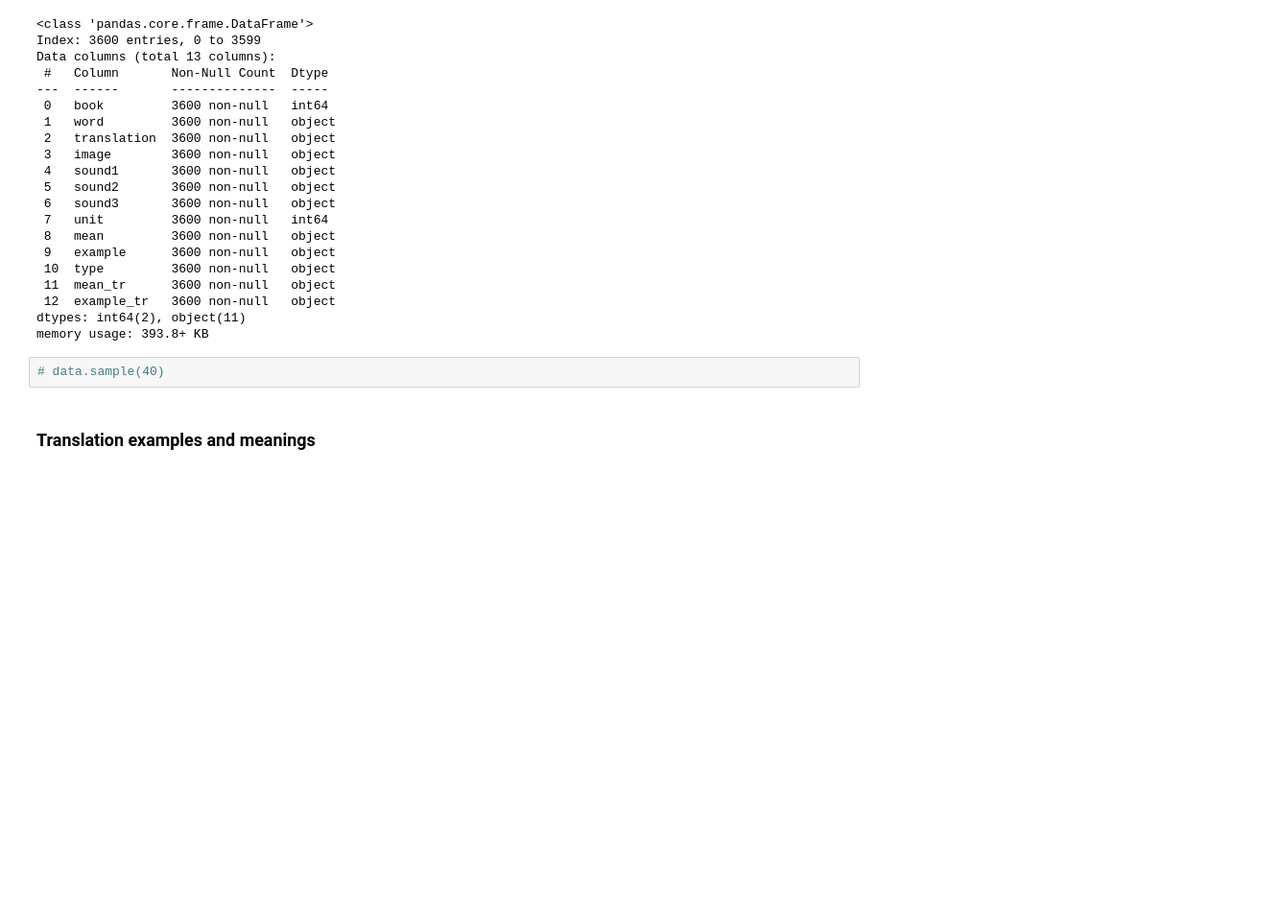
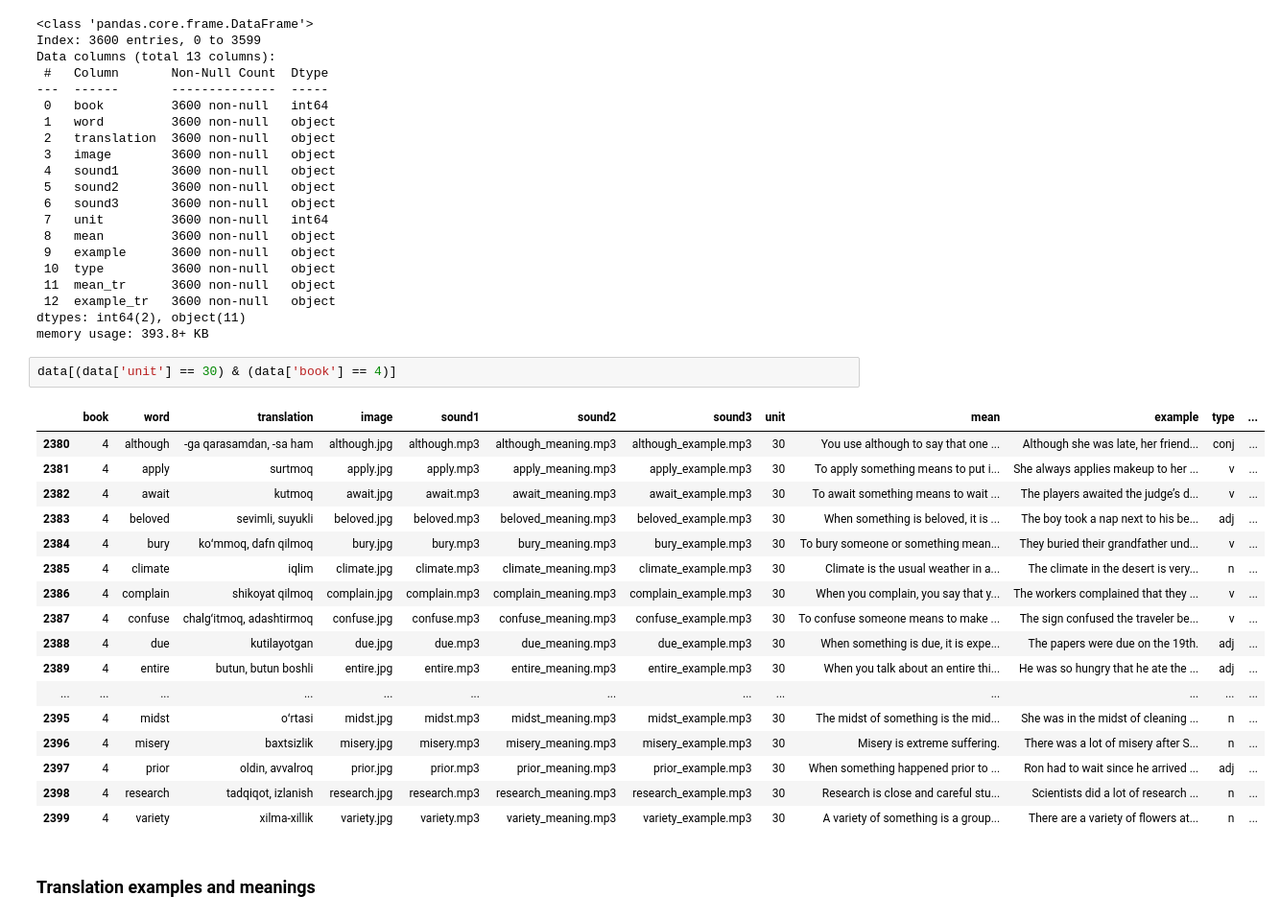
Before and after one commit to Shermukhammat/essential-words-bot, a Jupyter notebook: extractor.ipynb, the cells around one changed output. Shown at 96% size. Drawn from its saved outputs; the diff is of its cells as text; blank space fills up the shorter version.

```diff
--- a/extractor.ipynb
+++ b/extractor.ipynb
@@ -867,7 +867,25 @@ Data columns (total 13 columns):
 dtypes: int64(2), object(11)
 memory usage: 393.8+ KB
 # %%
-# data.sample(40)
+data[(data['unit'] == 30) & (data['book'] == 4)]
+# %% [output]
+|  | book | word | translation | image | sound1 | sound2 | sound3 | unit | mean | example | type | ... |
+| 2380 | 4 | although | -ga qarasamdan, -sa ham | although.jpg | although.mp3 | although_meaning.mp3 | although_example.mp3 | 30 | You use although to say that one ... | Although she was late, her friend... | conj | ... |
+| 2381 | 4 | apply | surtmoq | apply.jpg | apply.mp3 | apply_meaning.mp3 | apply_example.mp3 | 30 | To apply something means to put i... | She always applies makeup to her ... | v | ... |
+| 2382 | 4 | await | kutmoq | await.jpg | await.mp3 | await_meaning.mp3 | await_example.mp3 | 30 | To await something means to wait ... | The players awaited the judge’s d... | v | ... |
+| 2383 | 4 | beloved | sevimli, suyukli | beloved.jpg | beloved.mp3 | beloved_meaning.mp3 | beloved_example.mp3 | 30 | When something is beloved, it is ... | The boy took a nap next to his be... | adj | ... |
+| 2384 | 4 | bury | koʻmmoq, dafn qilmoq | bury.jpg | bury.mp3 | bury_meaning.mp3 | bury_example.mp3 | 30 | To bury someone or something mean... | They buried their grandfather und... | v | ... |
+| 2385 | 4 | climate | iqlim | climate.jpg | climate.mp3 | climate_meaning.mp3 | climate_example.mp3 | 30 | Climate is the usual weather in a... | The climate in the desert is very... | n | ... |
+| 2386 | 4 | complain | shikoyat qilmoq | complain.jpg | complain.mp3 | complain_meaning.mp3 | complain_example.mp3 | 30 | When you complain, you say that y... | The workers complained that they ... | v | ... |
+| 2387 | 4 | confuse | chalgʻitmoq, adashtirmoq | confuse.jpg | confuse.mp3 | confuse_meaning.mp3 | confuse_example.mp3 | 30 | To confuse someone means to make ... | The sign confused the traveler be... | v | ... |
+| 2388 | 4 | due | kutilayotgan | due.jpg | due.mp3 | due_meaning.mp3 | due_example.mp3 | 30 | When something is due, it is expe... | The papers were due on the 19th. | adj | ... |
+| 2389 | 4 | entire | butun, butun boshli | entire.jpg | entire.mp3 | entire_meaning.mp3 | entire_example.mp3 | 30 | When you talk about an entire thi... | He was so hungry that he ate the ... | adj | ... |
+| ... | ... | ... | ... | ... | ... | ... | ... | ... | ... | ... | ... | ... |
+| 2395 | 4 | midst | oʻrtasi | midst.jpg | midst.mp3 | midst_meaning.mp3 | midst_example.mp3 | 30 | The midst of something is the mid... | She was in the midst of cleaning ... | n | ... |
+| 2396 | 4 | misery | baxtsizlik | misery.jpg | misery.mp3 | misery_meaning.mp3 | misery_example.mp3 | 30 | Misery is extreme suffering. | There was a lot of misery after S... | n | ... |
+| 2397 | 4 | prior | oldin, avvalroq | prior.jpg | prior.mp3 | prior_meaning.mp3 | prior_example.mp3 | 30 | When something happened prior to ... | Ron had to wait since he arrived ... | adj | ... |
+| 2398 | 4 | research | tadqiqot, izlanish | research.jpg | research.mp3 | research_meaning.mp3 | research_example.mp3 | 30 | Research is close and careful stu... | Scientists did a lot of research ... | n | ... |
+| 2399 | 4 | variety | xilma-xillik | variety.jpg | variety.mp3 | variety_meaning.mp3 | variety_example.mp3 | 30 | A variety of something is a group... | There are a variety of flowers at... | n | ... |
 # %% [markdown]
 ### Translation examples and meanings
 # %%
```
Also changed, not shown: 23 other files.
